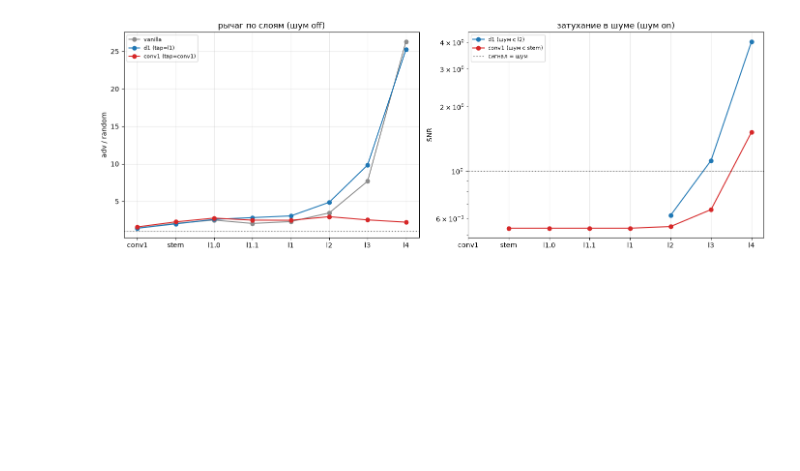
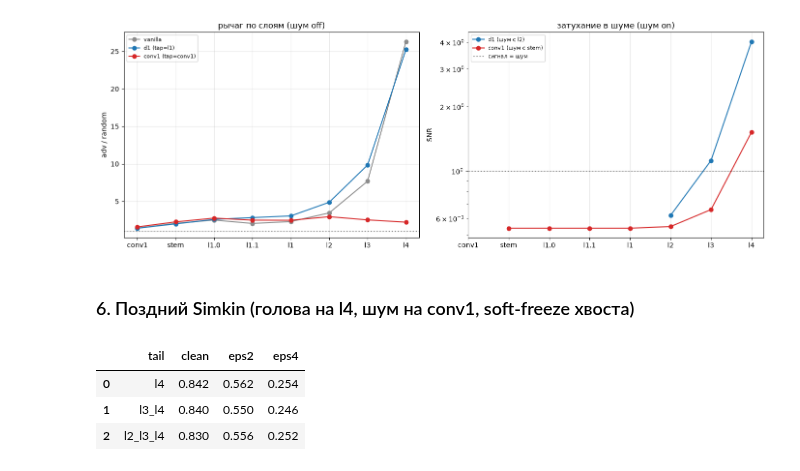
Before and after one commit to tarakanov517/CV_JND_based_approach, a Jupyter notebook: notebooks/compare_experiments.ipynb, the cells around one changed output. Cells and saved outputs as stored; diff of their text form; code cells hidden in the pictures; blank space fills up the shorter version.

```diff
--- a/notebooks/compare_experiments.ipynb
+++ b/notebooks/compare_experiments.ipynb
@@ -348,3 +355,19 @@ ax[1].set_ylabel('SNR'); ax[1].set_title('затухание в шуме (шум
 plt.tight_layout(); plt.show()
 # %% [output]
 [figure]
+# %% [markdown]
+### 6. Поздний Simkin (голова на l4, шум на conv1, soft-freeze хвоста)
+# %%
+# три конфигурации разморозки хвоста; robust плоский -> устойчивость определяет позиция шума, а не дообучение
+# k=20 -> 0.562, k=40 -> 0.545
+late = pd.DataFrame([
+    dict(tail='l4',       clean=0.842, eps2=0.562, eps4=0.254),
+    dict(tail='l3_l4',    clean=0.840, eps2=0.550, eps4=0.246),
+    dict(tail='l2_l3_l4', clean=0.830, eps2=0.556, eps4=0.252),
+])
+late
+# %% [output]
+|  | tail | clean | eps2 | eps4 |
+| 0 | l4 | 0.842 | 0.562 | 0.254 |
+| 1 | l3_l4 | 0.840 | 0.550 | 0.246 |
+| 2 | l2_l3_l4 | 0.830 | 0.556 | 0.252 |
```
Also changed, not shown: parts of 5 cells of this notebook.
